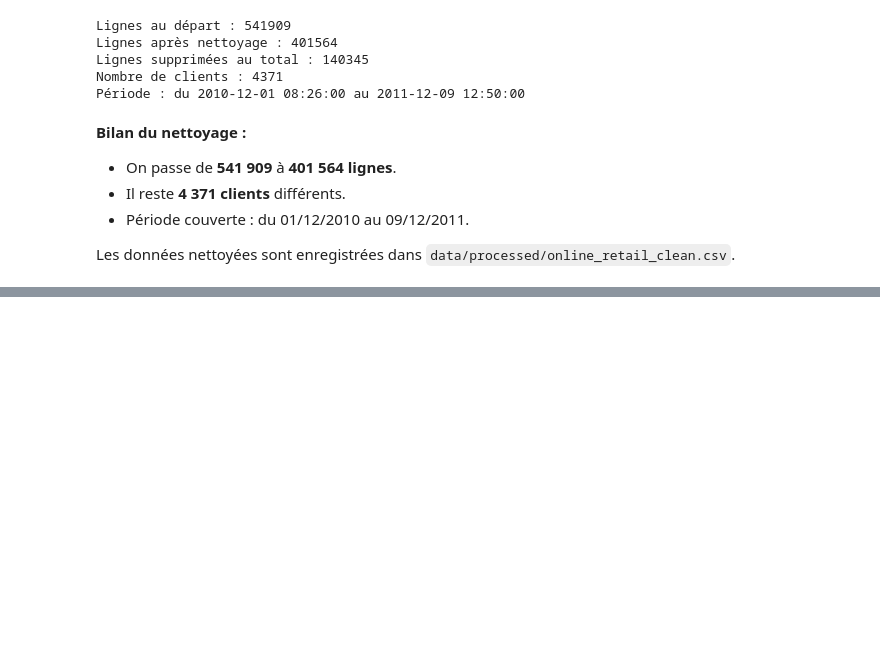
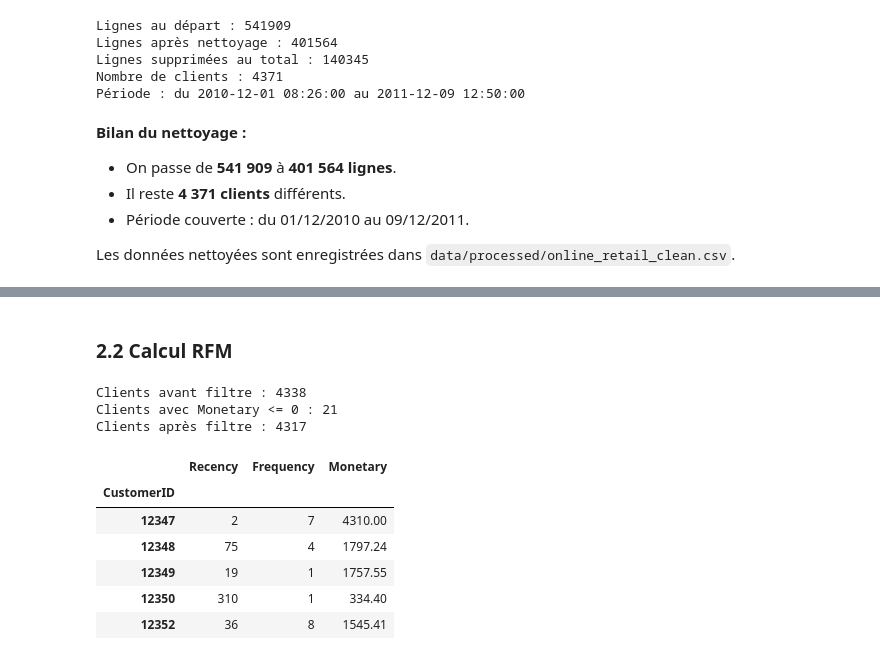
Before and after one commit to Zohair69/globalshop-rfm, a Jupyter notebook: notebooks/rfm_zohair.ipynb, the cells around one changed output, grey strips where cells are left out. Saved outputs shown, nothing was run; the diff lists cells and outputs as text; code cells hidden in the pictures; blank space fills up the shorter version.

```diff
--- a/notebooks/rfm_zohair.ipynb
+++ b/notebooks/rfm_zohair.ipynb
@@ -219,0 +237,28 @@ Les données nettoyées sont enregistrées dans `data/processed/online_retail_cl
+# %% [markdown]
+### 2.2 Calcul RFM
+# %%
+rfm = achats.groupby("CustomerID").agg(
+    Recency=("InvoiceDate", lambda x: (date_reference - x.max()).days),
+    Frequency=("InvoiceNo", "nunique")
+)
+
+rfm["Monetary"] = df_clean.groupby("CustomerID")["TotalPrice"].sum().round(2)
+
+print("Clients avant filtre :", rfm.shape[0])
+print("Clients avec Monetary <= 0 :", (rfm["Monetary"] <= 0).sum())
+
+rfm = rfm[rfm["Monetary"] > 0]
+
+print("Clients après filtre :", rfm.shape[0])
+rfm.head()
+# %% [output]
+Clients avant filtre : 4338
+Clients avec Monetary <= 0 : 21
+Clients après filtre : 4317
+|  | Recency | Frequency | Monetary |
+| CustomerID |  |  |  |
+| 12347 | 2 | 7 | 4310.00 |
+| 12348 | 75 | 4 | 1797.24 |
+| 12349 | 19 | 1 | 1757.55 |
+| 12350 | 310 | 1 | 334.40 |
+| 12352 | 36 | 8 | 1545.41 |
```
Also changed, not shown: parts of 13 cells of this notebook.
